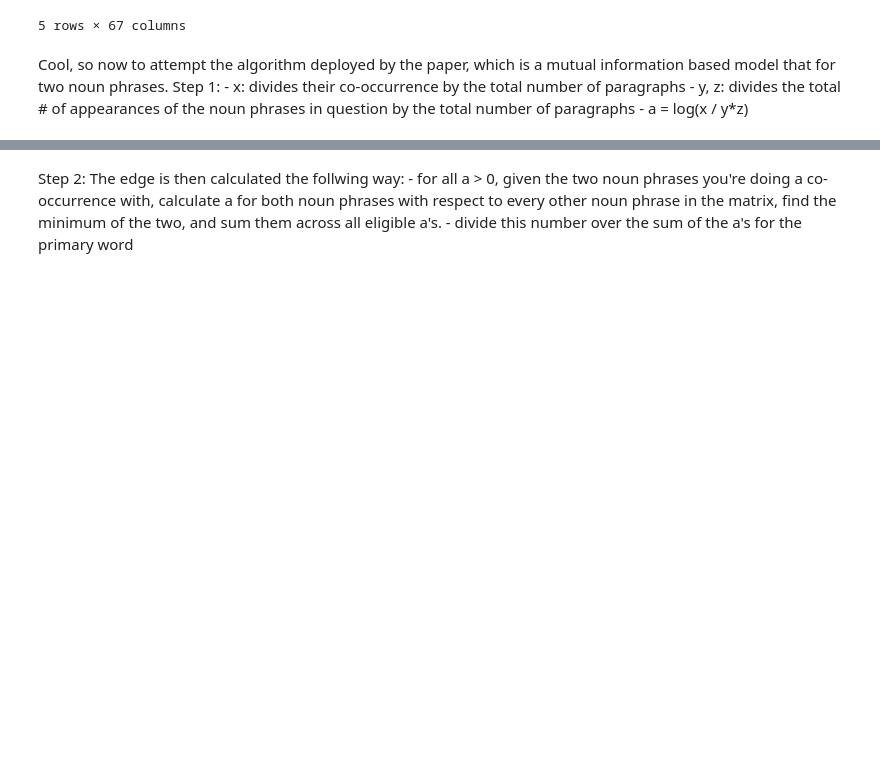
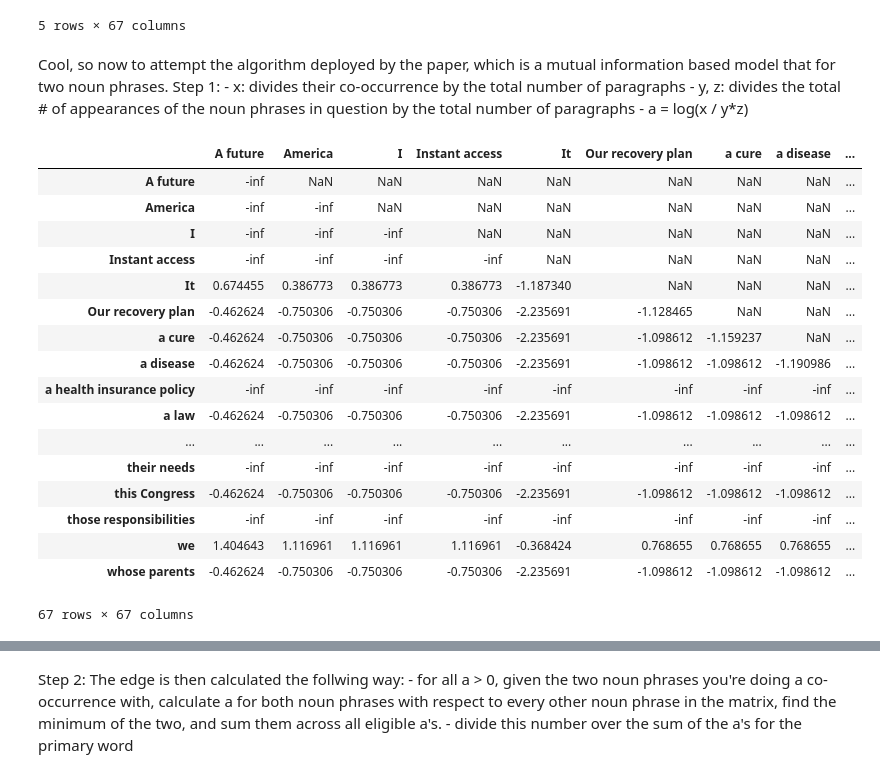
Before and after one commit to marioamz/State-of-the-Unions, a Jupyter notebook: Chunking.ipynb, the cells around one changed output, grey strips where cells are left out. Saved outputs shown, nothing was run; the diff lists cells and outputs as text; code cells hidden in the pictures; blank space fills up the shorter version.

```diff
--- a/Chunking.ipynb
+++ b/Chunking.ipynb
@@ -299,0 +311,21 @@ Cool, so now to attempt the algorithm deployed by the paper, which is a mutual i
+# %%
+x
+# %% [output]
+|  | A future | America | I | Instant access | It | Our recovery plan | a cure | a disease | ... |
+| A future | -inf | NaN | NaN | NaN | NaN | NaN | NaN | NaN | ... |
+| America | -inf | -inf | NaN | NaN | NaN | NaN | NaN | NaN | ... |
+| I | -inf | -inf | -inf | NaN | NaN | NaN | NaN | NaN | ... |
+| Instant access | -inf | -inf | -inf | -inf | NaN | NaN | NaN | NaN | ... |
+| It | 0.674455 | 0.386773 | 0.386773 | 0.386773 | -1.187340 | NaN | NaN | NaN | ... |
+| Our recovery plan | -0.462624 | -0.750306 | -0.750306 | -0.750306 | -2.235691 | -1.128465 | NaN | NaN | ... |
+| a cure | -0.462624 | -0.750306 | -0.750306 | -0.750306 | -2.235691 | -1.098612 | -1.159237 | NaN | ... |
+| a disease | -0.462624 | -0.750306 | -0.750306 | -0.750306 | -2.235691 | -1.098612 | -1.098612 | -1.190986 | ... |
+| a health insurance policy | -inf | -inf | -inf | -inf | -inf | -inf | -inf | -inf | ... |
+| a law | -0.462624 | -0.750306 | -0.750306 | -0.750306 | -2.235691 | -1.098612 | -1.098612 | -1.098612 | ... |
+| ... | ... | ... | ... | ... | ... | ... | ... | ... | ... |
+| their needs | -inf | -inf | -inf | -inf | -inf | -inf | -inf | -inf | ... |
+| this Congress | -0.462624 | -0.750306 | -0.750306 | -0.750306 | -2.235691 | -1.098612 | -1.098612 | -1.098612 | ... |
+| those responsibilities | -inf | -inf | -inf | -inf | -inf | -inf | -inf | -inf | ... |
+| we | 1.404643 | 1.116961 | 1.116961 | 1.116961 | -0.368424 | 0.768655 | 0.768655 | 0.768655 | ... |
+| whose parents | -0.462624 | -0.750306 | -0.750306 | -0.750306 | -2.235691 | -1.098612 | -1.098612 | -1.098612 | ... |
+67 rows × 67 columns
```
Also changed, not shown: parts of 13 cells of this notebook.
